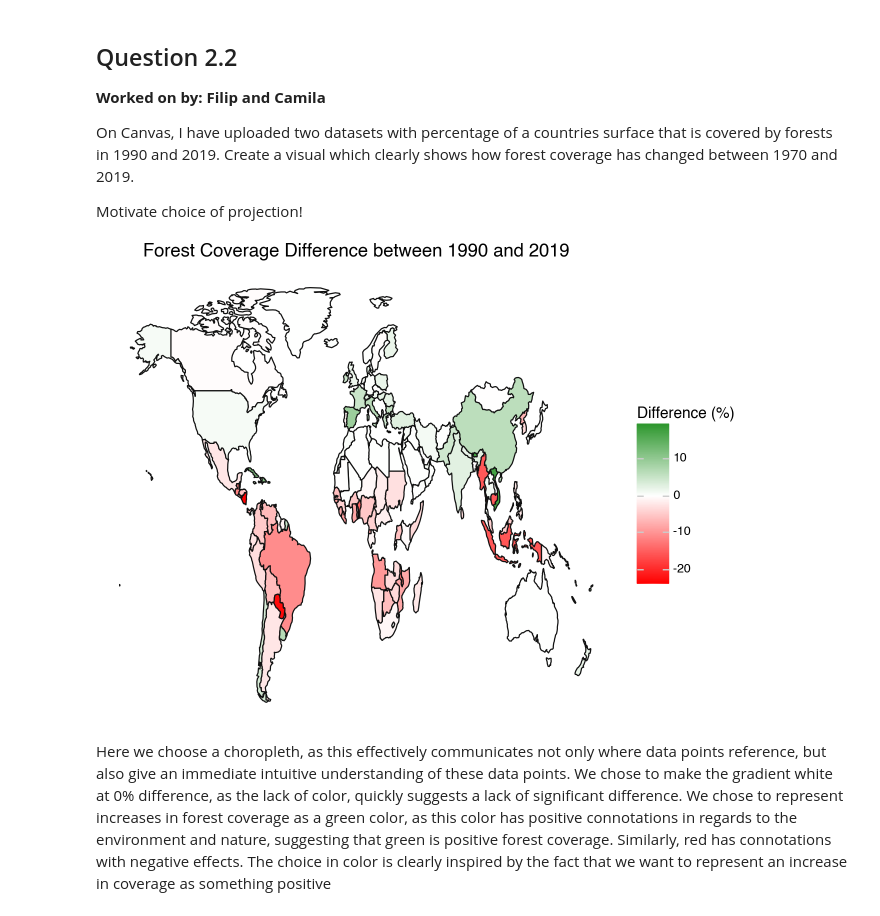
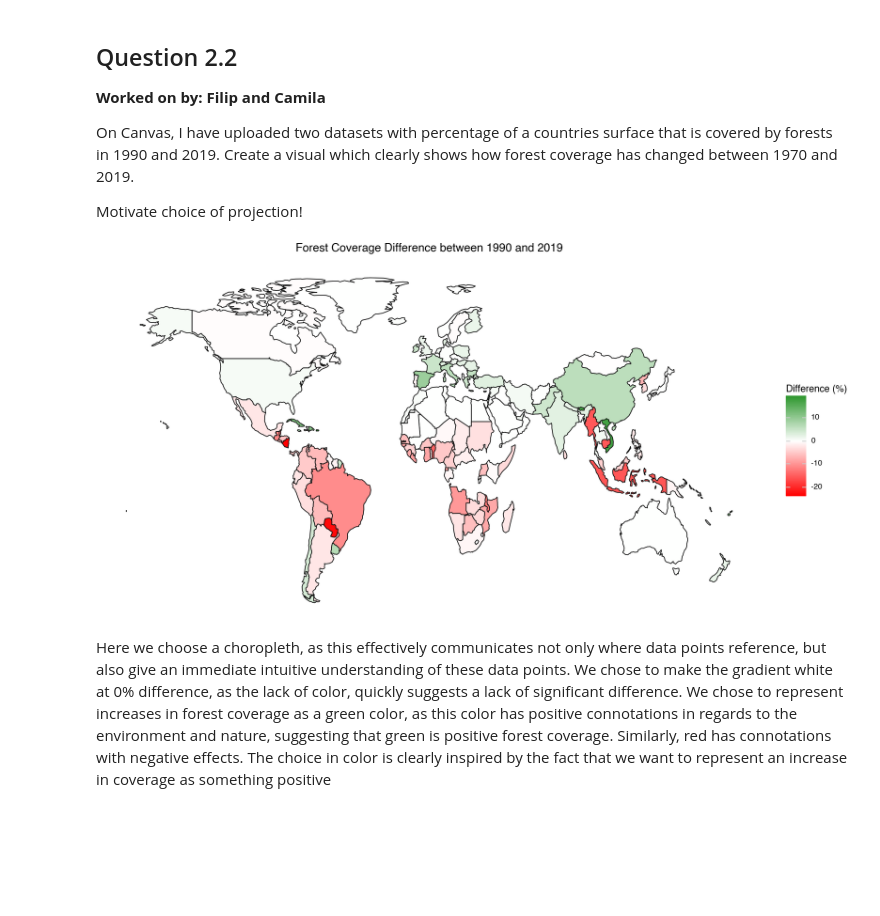
Before and after one commit to Salabud/MVE080-grp10, a Jupyter notebook: Homework3_2025.ipynb, the cells around one changed output. Drawn from its saved outputs; the diff is of its cells as text; code cells hidden in the pictures; blank space fills up the shorter version.

```diff
--- a/Homework3_2025.ipynb
+++ b/Homework3_2025.ipynb
@@ -149,32 +160,33 @@ Motivate choice of projection!
 # %%
 # Insert code here for the visual
 forest_1990 = pd.read_csv("Homework3_resources/q2.2. (forest coverage)/Forest_1990-1.csv")
 forest_2019 = pd.read_csv("Homework3_resources/q2.2. (forest coverage)/Forest_2019-1.csv")
 
 forest_all = forest_1990.merge(forest_2019, how="inner", on="Country")
 forest_all["Difference"] = forest_all["2019_forest"] - forest_all["1990_forest"]
 
 forest_map = forest_all.merge(
     world[["ADMIN", "geometry"]],
     how="inner",
     left_on="Country",
     right_on="ADMIN"
 )
 
 (
     ggplot(forest_map)
     + geom_map(aes(fill="Difference"))
     + scale_fill_gradient2(low="red", mid="white", high="green", midpoint=0)
     + theme_void()
+    + theme(figure_size=(12, 6))
     + labs(
         title="Forest Coverage Difference between 1990 and 2019",
         fill="Difference (%)"
     )
 )
 
 # Remember to print the visual
 # %% [output]
-[figure, old version]
+[figure, new version]
 # %% [markdown]
 Here we choose a choropleth, as this effectively communicates not only where data points reference, but also give an immediate intuitive understanding of these data points. We chose to make the gradient white at 0% difference, as the lack of color, quickly suggests a lack of significant difference. We chose to represent increases in forest coverage as a green color, as this color has positive connotations in regards to the environment and nature, suggesting that green is positive forest coverage. Similarly, red has connotations with negative effects. The choice in color is clearly inspired by the fact that we want to represent an increase in coverage as something positive
 # %% [markdown]
```
Also changed, not shown: parts of 2 cells of this notebook, 4 other files.
